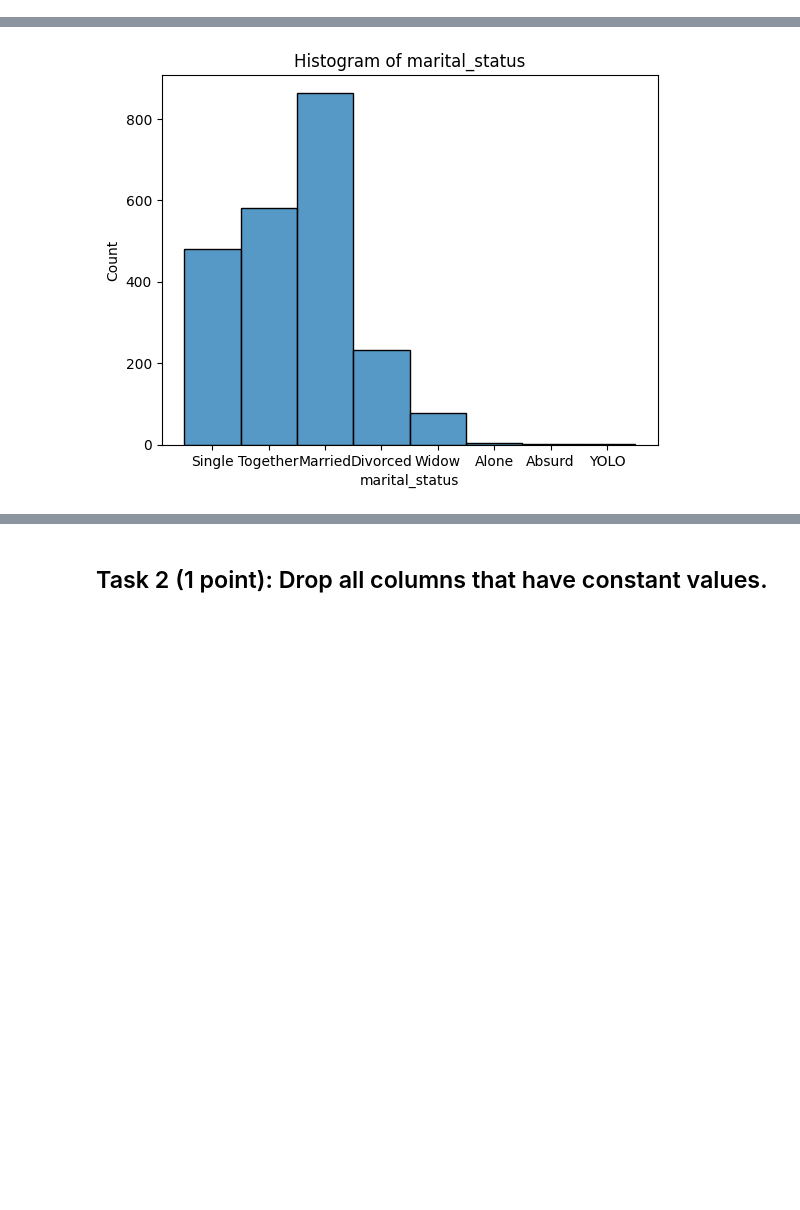
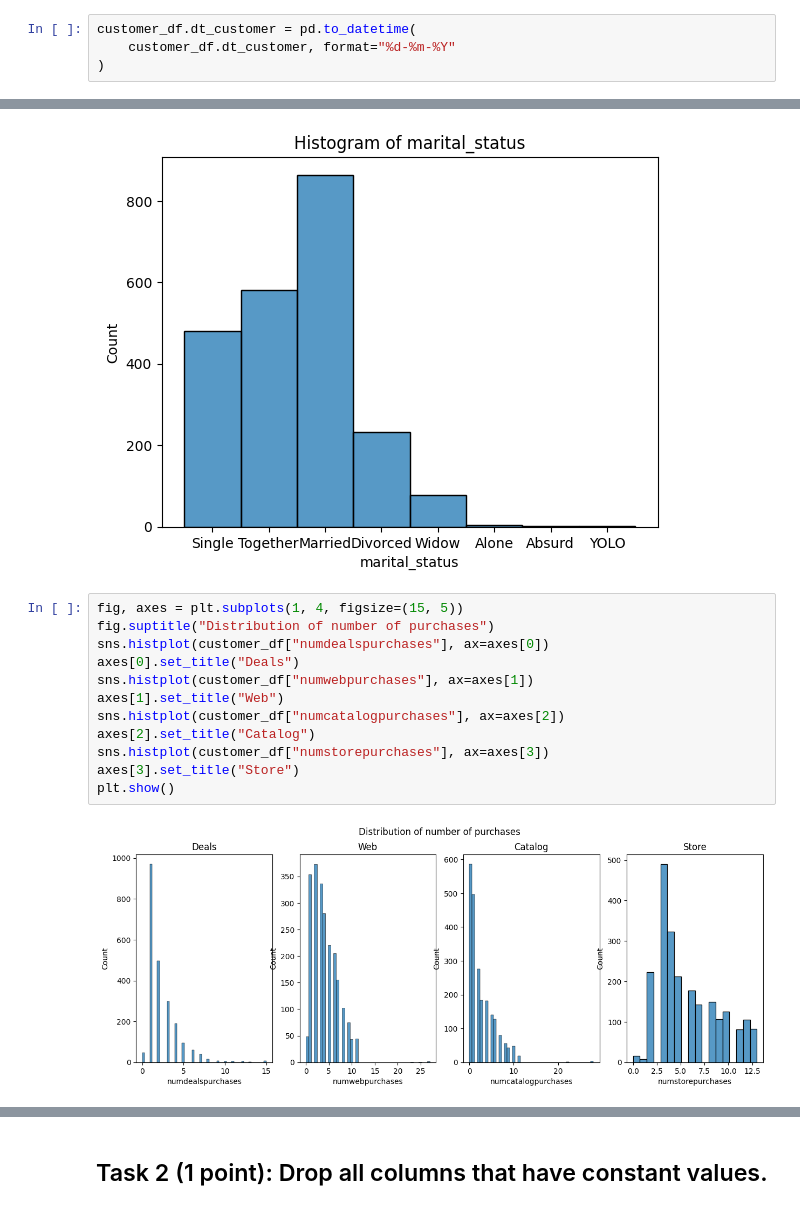
Before and after one commit to Mattcalcaterra/si618classwork, a Jupyter notebook: homework/SI_618_Homework_06.ipynb, the cells around one changed output, grey strips where cells are left out. Drawn from its saved outputs; the diff is of its cells as text; blank space fills up the shorter version.

```diff
--- a/homework/SI_618_Homework_06.ipynb
+++ b/homework/SI_618_Homework_06.ipynb
@@ -70,3 +83,7 @@ memory usage: 507.6+ KB
+# %%
+customer_df.dt_customer = pd.to_datetime(
+    customer_df.dt_customer, format="%d-%m-%Y"
+)
 # %%
 customer_df.isna().any(axis=0)
 # %% [output]
@@ -201,4 +218,18 @@ freq          864
 Name: marital_status, dtype: object
 <Axes: title={'center': 'Histogram of marital_status'}, xlabel='marital_status', ylabel='Count'>
 [figure]
+# %%
+fig, axes = plt.subplots(1, 4, figsize=(15, 5))
+fig.suptitle("Distribution of number of purchases")
+sns.histplot(customer_df["numdealspurchases"], ax=axes[0])
+axes[0].set_title("Deals")
+sns.histplot(customer_df["numwebpurchases"], ax=axes[1])
+axes[1].set_title("Web")
+sns.histplot(customer_df["numcatalogpurchases"], ax=axes[2])
+axes[2].set_title("Catalog")
+sns.histplot(customer_df["numstorepurchases"], ax=axes[3])
+axes[3].set_title("Store")
+plt.show()
+# %% [output]
+[figure, added]
 # %% [markdown]
```
Also changed, not shown: parts of 33 cells of this notebook.
